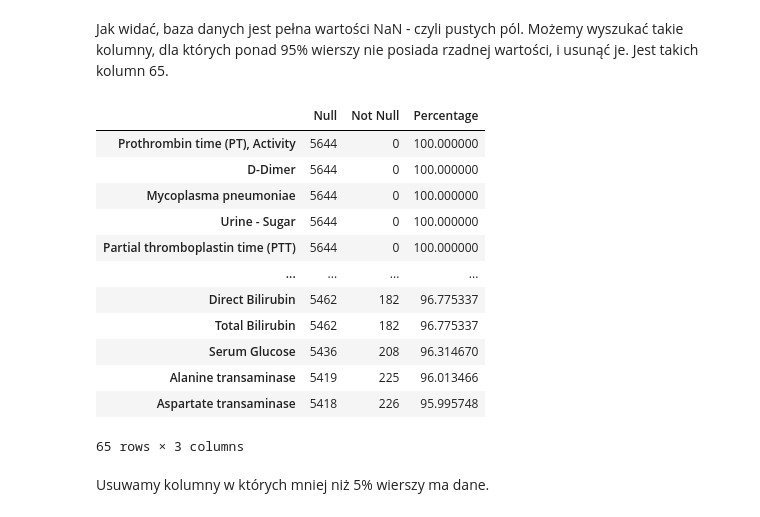
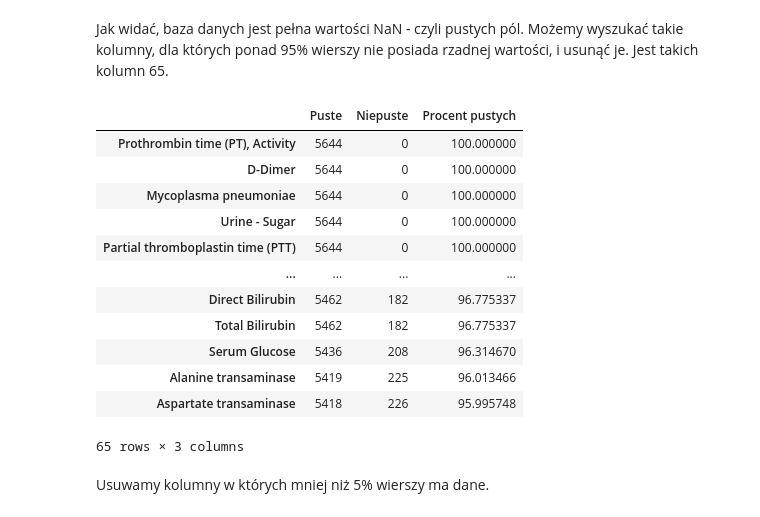
Before and after one commit to rciesnowski/computational-intelligence, a Jupyter notebook: projekt/uczenie maszynowe na bazie danych.ipynb, the cells around one changed output. Cells and saved outputs as stored; diff of their text form; code cells hidden in the pictures.

```diff
--- a/projekt/uczenie maszynowe na bazie danych.ipynb
+++ b/projekt/uczenie maszynowe na bazie danych.ipynb
@@ -48,26 +52,26 @@ dataset.describe(include="all").T
 110 rows × 11 columns
 # %% [markdown]
 Jak widać, baza danych jest pełna wartości NaN - czyli pustych pól. Możemy wyszukać takie kolumny, dla których ponad 95% wierszy nie posiada rzadnej wartości, i usunąć je. Jest takich kolumn 65.
-# %%
-total_null_values = dataset.isnull().sum().sort_values(ascending=False)
-not_null_values = dataset.notnull().sum().sort_values(ascending=False)
-null_values_percentage = (dataset.isnull().sum()/dataset.notnull().count().sort_values(ascending=False)) * 100
-dataset_missing_values = pd.concat({'Null': total_null_values, 'Not Null': not_null_values, 'Percentage': null_values_percentage}, axis=1)
-dataset_missing_values[dataset_missing_values['Percentage']>95]
-# %% [output]
-|  | Null | Not Null | Percentage |
-| Prothrombin time (PT), Activity | 5644 | 0 | 100.000000 |
-| D-Dimer | 5644 | 0 | 100.000000 |
-| Mycoplasma pneumoniae | 5644 | 0 | 100.000000 |
-| Urine - Sugar | 5644 | 0 | 100.000000 |
-| Partial thromboplastin time (PTT) | 5644 | 0 | 100.000000 |
-| ... | ... | ... | ... |
-| Direct Bilirubin | 5462 | 182 | 96.775337 |
-| Total Bilirubin | 5462 | 182 | 96.775337 |
-| Serum Glucose | 5436 | 208 | 96.314670 |
-| Alanine transaminase | 5419 | 225 | 96.013466 |
-| Aspartate transaminase | 5418 | 226 | 95.995748 |
-65 rows × 3 columns
+# %%
+puste = dane.isnull().sum().sort_values(ascending=False)
+niepuste = dane.notnull().sum().sort_values(ascending=False)
+procent_pustych = puste/(puste+niepuste) * 100
+tabela_pustych = pd.concat({'Puste': puste, 'Niepuste': niepuste, 'Procent pustych': procent_pustych}, axis=1)
+tabela_pustych[tabela_pustych['Procent pustych']>95]
+# %% [output]
+|  | Puste | Niepuste | Procent pustych |
+| Prothrombin time (PT), Activity | 5644 | 0 | 100.000000 |
+| D-Dimer | 5644 | 0 | 100.000000 |
+| Mycoplasma pneumoniae | 5644 | 0 | 100.000000 |
+| Urine - Sugar | 5644 | 0 | 100.000000 |
+| Partial thromboplastin time (PTT) | 5644 | 0 | 100.000000 |
+| ... | ... | ... | ... |
+| Direct Bilirubin | 5462 | 182 | 96.775337 |
+| Total Bilirubin | 5462 | 182 | 96.775337 |
+| Serum Glucose | 5436 | 208 | 96.314670 |
+| Alanine transaminase | 5419 | 225 | 96.013466 |
+| Aspartate transaminase | 5418 | 226 | 95.995748 |
+65 rows × 3 columns
 # %% [markdown]
 Usuwamy kolumny w których mniej niż 5% wierszy ma dane.
 # %%
```
Also changed, not shown: parts of 21 cells of this notebook.
